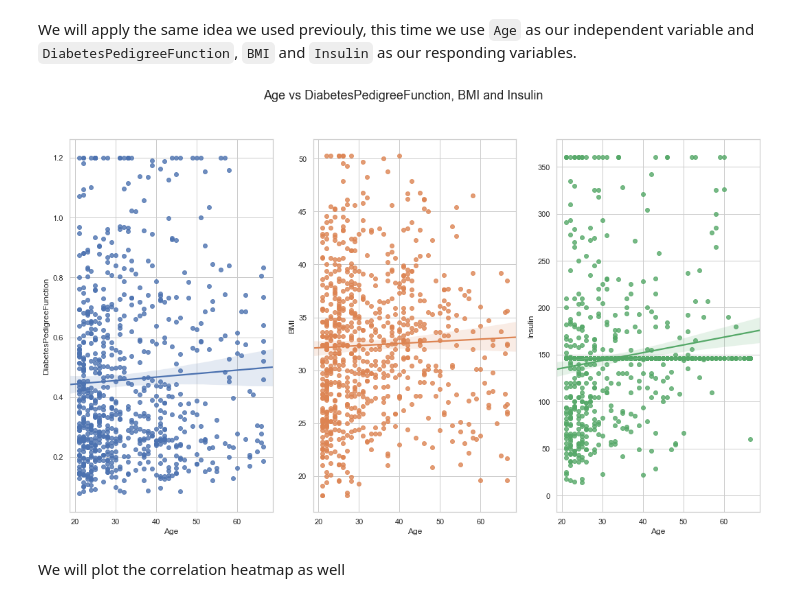
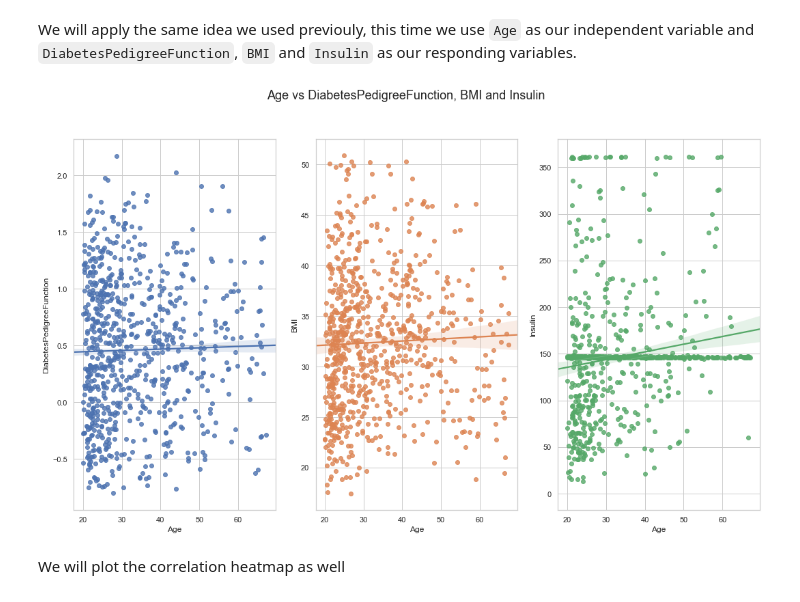
Before and after one commit to george1577/Thinkful_Data_Science, a Jupyter notebook: Capstone project/Capstone project 1/Exploratory Data Analysis/Exploratory_Data_Analysis.ipynb, the cells around one changed output. Cells and saved outputs as stored; diff of their text form; code cells hidden in the pictures.

```diff
--- a/Capstone project/Capstone project 1/Exploratory Data Analysis/Exploratory_Data_Analysis.ipynb
+++ b/Capstone project/Capstone project 1/Exploratory Data Analysis/Exploratory_Data_Analysis.ipynb
@@ -26,5 +26,5 @@ We will load the `diabetes_nan.csv` from our data cleaning notebook, this would
 # %%
-diabetes = pd.read_csv('../Data/diabetes_nan.csv')
+diabetes = pd.read_csv('../Data/diabetes_outliers_clean.csv')
 # %%
 # check the number of missing value in each column
 diabetes.isnull().sum()
@@ -273,9 +348,10 @@ We can see that the trend was not that obvious, the proportion of diabetic patie
 To answer questions like above, the most effective plot should be the scatter plot, this can demonstrate the correlation between two continuous variable, we will plot the BMI vs Glucose, Blood Pressure and Skin Thickness together.
 # %%
 fig, ax = plt.subplots(1,3,figsize=(18,10))
-sns.regplot(x='BMI', y='Glucose', data=diabetes, ax=ax[0])
-sns.regplot(x='BMI', y='BloodPressure', data=diabetes, ax=ax[1])
-sns.regplot(x='BMI', y='SkinThickness', data=diabetes, ax=ax[2])
+params = {'x_jitter': True, 'y_jitter': True}
+sns.regplot(x='BMI', y='Glucose', data=diabetes, ax=ax[0], **params)
+sns.regplot(x='BMI', y='BloodPressure', data=diabetes, ax=ax[1], **params)
+sns.regplot(x='BMI', y='SkinThickness', data=diabetes, ax=ax[2], **params)
 fig.suptitle('BMI vs Glucose, BloodPressure and SkinThickness', size=18)
 plt.show()
 # %% [output]
@@ -299,13 +377,13 @@ plt.show()
 We will apply the same idea we used previouly, this time we use `Age` as our independent variable and `DiabetesPedigreeFunction`, `BMI` and `Insulin` as our responding variables.
 # %%
 fig, ax = plt.subplots(1,3,figsize=(18,10))
-sns.regplot(x='Age', y='DiabetesPedigreeFunction', data=diabetes, ax=ax[0])
-sns.regplot(x='Age', y='BMI', data=diabetes, ax=ax[1])
-sns.regplot(x='Age', y='Insulin', data=diabetes, ax=ax[2])
+sns.regplot(x='Age', y='DiabetesPedigreeFunction', data=diabetes, ax=ax[0], **params)
+sns.regplot(x='Age', y='BMI', data=diabetes, ax=ax[1], **params)
+sns.regplot(x='Age', y='Insulin', data=diabetes, ax=ax[2], **params)
 fig.suptitle('Age vs DiabetesPedigreeFunction, BMI and Insulin', size=18)
 plt.show()
 # %% [output]
-[figure, old version]
+[figure, new version]
 # %% [markdown]
 We will plot the correlation heatmap as well
 # %%
```
Also changed, not shown: parts of 21 cells of this notebook, 24 other files.
